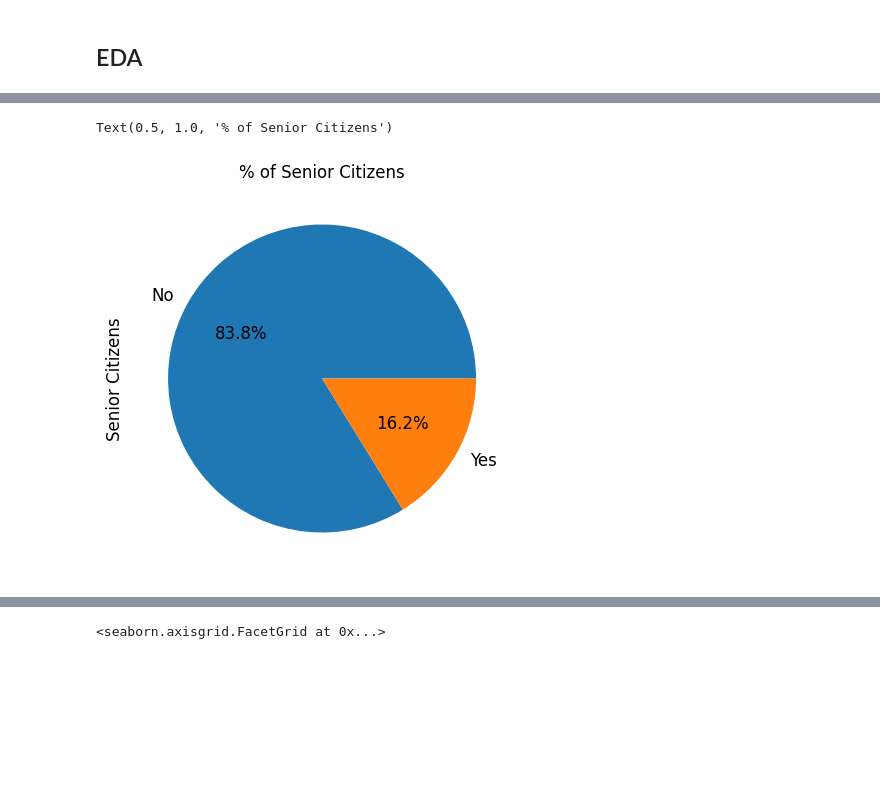
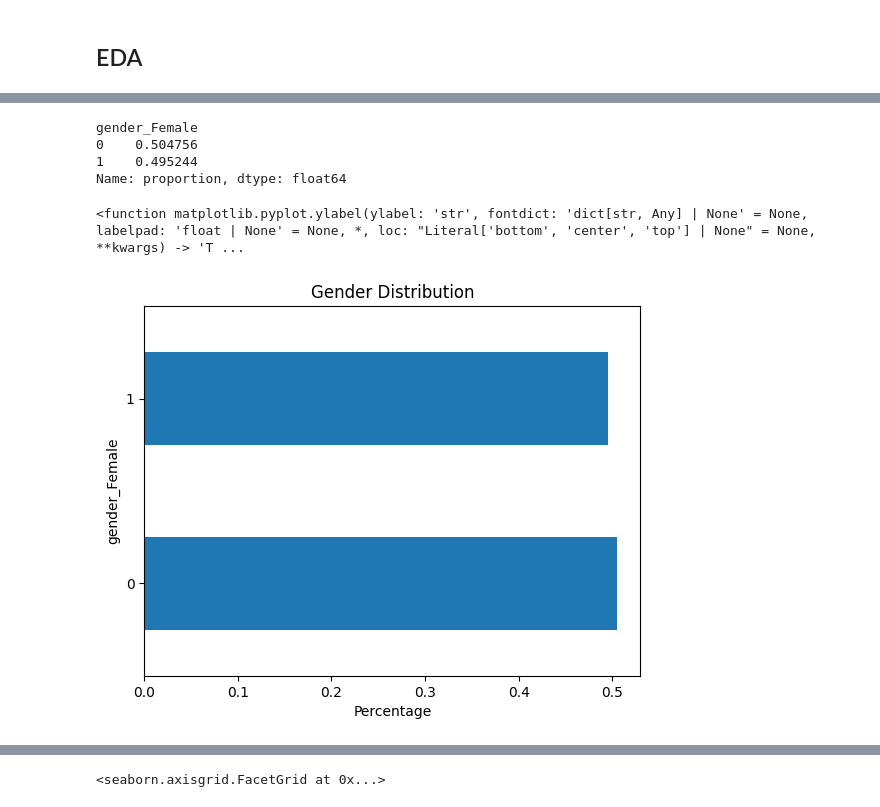
Before and after one commit to MeghanaGangarapu/DataScienceProjects, a Jupyter notebook: Churn_Analysis/churn_analysis.ipynb, the cells around one changed output, grey strips where cells are left out. Cells and saved outputs as stored; diff of their text form; code cells hidden in the pictures; blank space fills up the shorter version.

```diff
--- a/Churn_Analysis/churn_analysis.ipynb
+++ b/Churn_Analysis/churn_analysis.ipynb
@@ -255,8 +247,13 @@ Text(0.5, 1.0, '% of Senior Citizens')
-# %%
-ax = (data['SeniorCitizen'].value_counts()*100.0 /len(data))\
-.plot.pie(autopct='%.1f%%', labels = ['No', 'Yes'],figsize =(5,5), fontsize = 12 )
-ax.set_ylabel('Senior Citizens',fontsize = 12)
-ax.set_title('% of Senior Citizens', fontsize = 12)
-# %% [output]
-Text(0.5, 1.0, '% of Senior Citizens')
-[figure, removed]
+# %%
+print(data['gender_Female'].value_counts(normalize=True))
+(data['gender_Female'].value_counts(normalize=True)).plot(kind='barh')
+plt.title('Gender Distribution')
+plt.xlabel('Percentage')
+plt.ylabel
+# %% [output]
+gender_Female
+0    0.504756
+1    0.495244
+Name: proportion, dtype: float64
+<function matplotlib.pyplot.ylabel(ylabel: 'str', fontdict: 'dict[str, Any] | None' = None, labelpad: 'float | None' = None, *, loc: "Literal['bottom', 'center', 'top'] | None" = None, **kwargs) -> 'T ...
+[figure, added]
```
Also changed, not shown: parts of 21 cells of this notebook, 3 other files.
